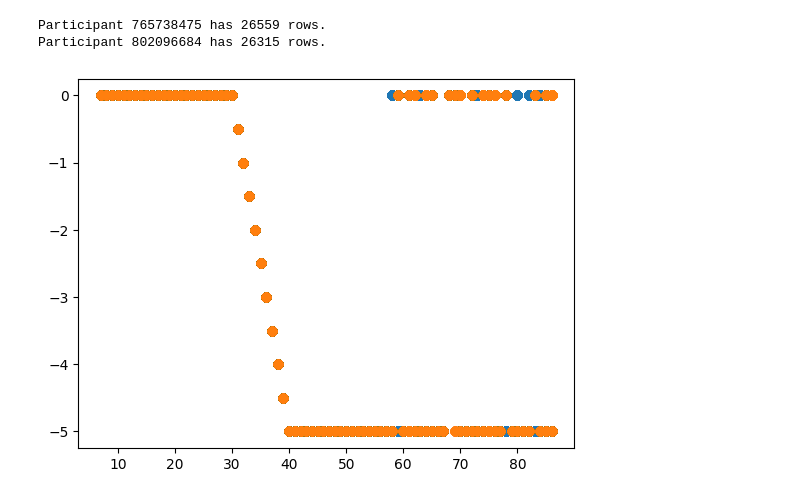
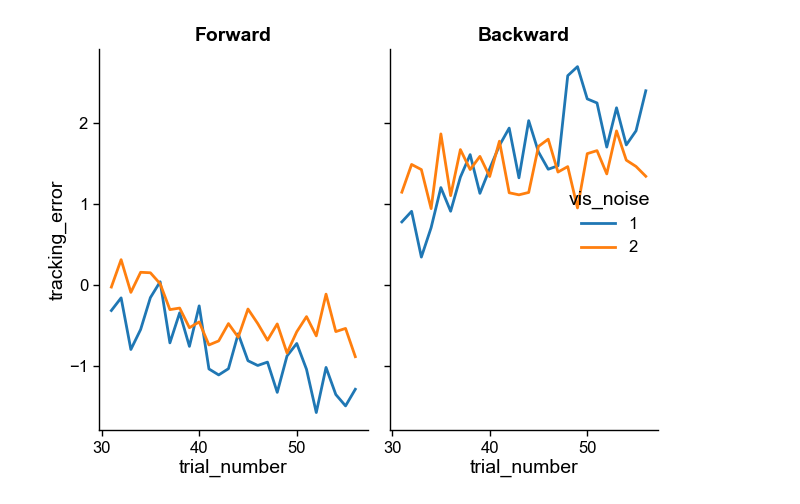
Before and after one commit to dominikstrb/cpp-proprioception, a Jupyter notebook: notebooks/CheckDataOffset.ipynb, the cells around one changed output. Saved outputs shown, nothing was run; the diff lists cells and outputs as text; code cells hidden in the pictures.

```diff
--- a/notebooks/CheckDataOffset.ipynb
+++ b/notebooks/CheckDataOffset.ipynb
@@ -3,12 +3,16 @@
 from pathlib import Path
 import pandas as pd
 import matplotlib.pyplot as plt
+import seaborn.objects as so
+import seaborn as sns
+from matplotlib import rcParams
 
-def load_multisensory_data_all_phases(base_path="data"):
-    data_path = Path(base_path) / "multisensory/df_all_phases_2participants.csv"
-    df = pd.read_csv(data_path)
-    print(f"Multisensory DataFrame loaded from {data_path} with shape:", df.shape)
-    return df
+plt.style.use("cppp.notebook")
+theme = {**sns.axes_style("ticks"), **rcParams}
+so.Plot.config.theme.update(theme)
+
+from cppp.load import load_multisensory_data
 # %%
-df = load_multisensory_data_all_phases(base_path="../data")
+df = load_multisensory_data(base_path="../data")
+df.columns
 # %% [output]
@@ -15,0 +24,3 @@ Multisensory DataFrame loaded from ../data/multisensory/df_all_phases_2participa
+# %%
+df["tracking_error"] = df["righty_pos"] - df["lefty_pos"]
+df["tracking_mse"] = df["tracking_error"] ** 2
@@ -16,8 +50,15 @@ Multisensory DataFrame loaded from ../data/multisensory/df_all_phases_2participa
 # %%
-for participant, sub_df in df.groupby("participant"):
-    print(f"Participant {participant} has {len(sub_df)} rows.")
-    plt.scatter(sub_df["trial_number"], sub_df["cursor_offset"])
+g = (
+    so.Plot(
+        df[df["phase"] == "calibration"],
+        x="trial_number",
+        y="tracking_error",
+        color="vis_noise",
+    )
+    .add(so.Line(), so.Agg())
+    .scale(color=so.Nominal())
+    .facet(col="perturb")
+)
+g.show()
 # %% [output]
-Participant 765738475 has 26559 rows.
-Participant 802096684 has 26315 rows.
-[figure, old version]
+[figure, new version]
```
Also changed, not shown: parts of 3 cells of this notebook, 4 other files.
